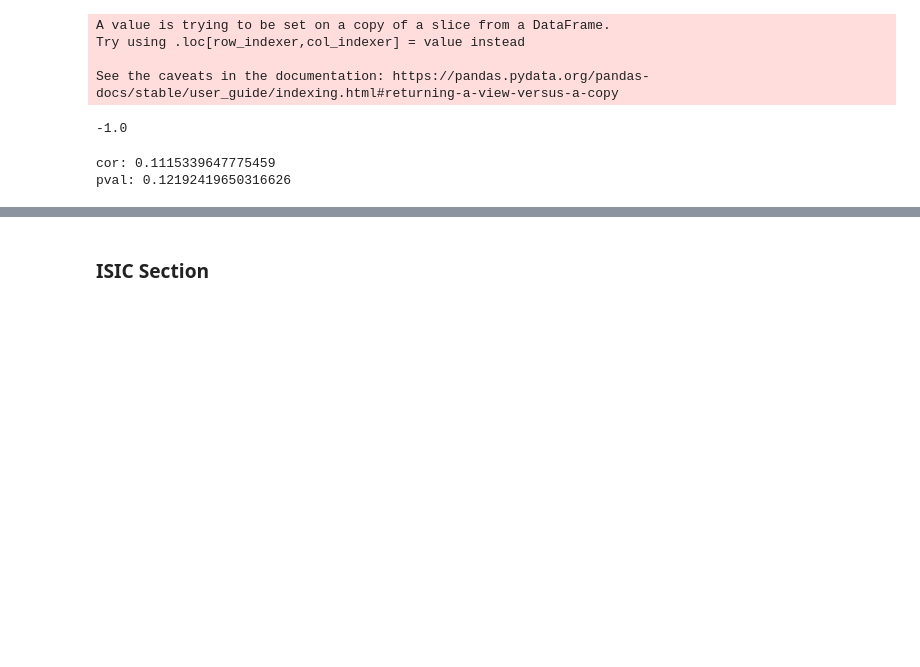
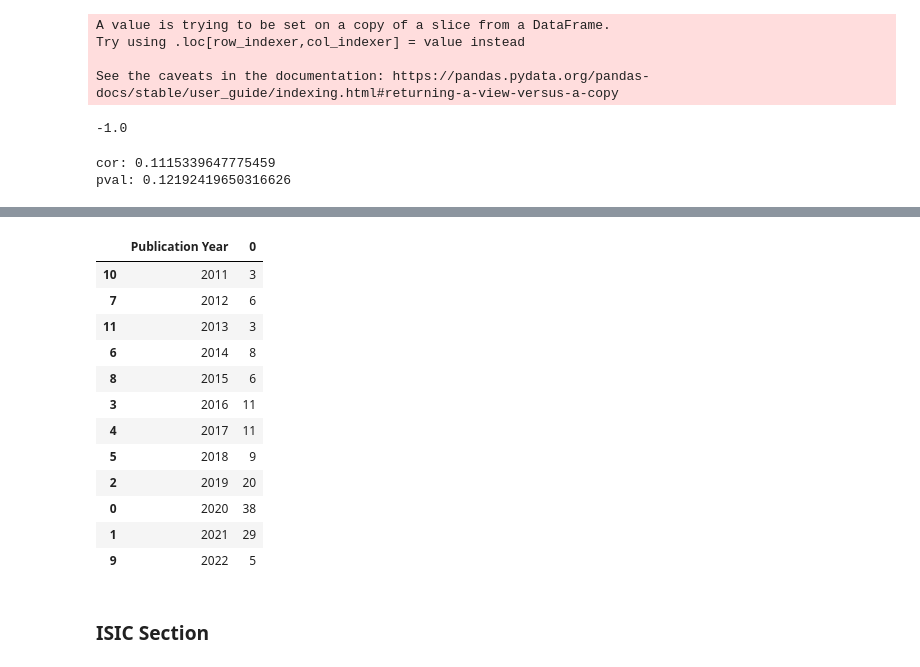
Before and after one commit to cfpgomes/SMS-article-2, a Jupyter notebook: analysis.ipynb, the cells around one changed output, grey strips where cells are left out. Saved outputs shown, nothing was run; the diff lists cells and outputs as text; code cells hidden in the pictures; blank space fills up the shorter version.

```diff
--- a/analysis.ipynb
+++ b/analysis.ipynb
@@ -457,0 +705,20 @@ fig.show()
+# %%
+df_d060_counts = df_quality.value_counts(subset=['Publication Year'], dropna=False).to_frame()
+df_d060_counts.reset_index(inplace=True)
+df_d060_counts['Publication Year'] = df_d060_counts['Publication Year'].astype(str)
+df_d060_counts.sort_values(by=['Publication Year'], inplace=True)
+df_d060_counts
+# %% [output]
+|  | Publication Year | 0 |
+| 10 | 2011 | 3 |
+| 7 | 2012 | 6 |
+| 11 | 2013 | 3 |
+| 6 | 2014 | 8 |
+| 8 | 2015 | 6 |
+| 3 | 2016 | 11 |
+| 4 | 2017 | 11 |
+| 5 | 2018 | 9 |
+| 2 | 2019 | 20 |
+| 0 | 2020 | 38 |
+| 1 | 2021 | 29 |
+| 9 | 2022 | 5 |
```
Also changed, not shown: parts of 42 cells of this notebook, 27 other files.
